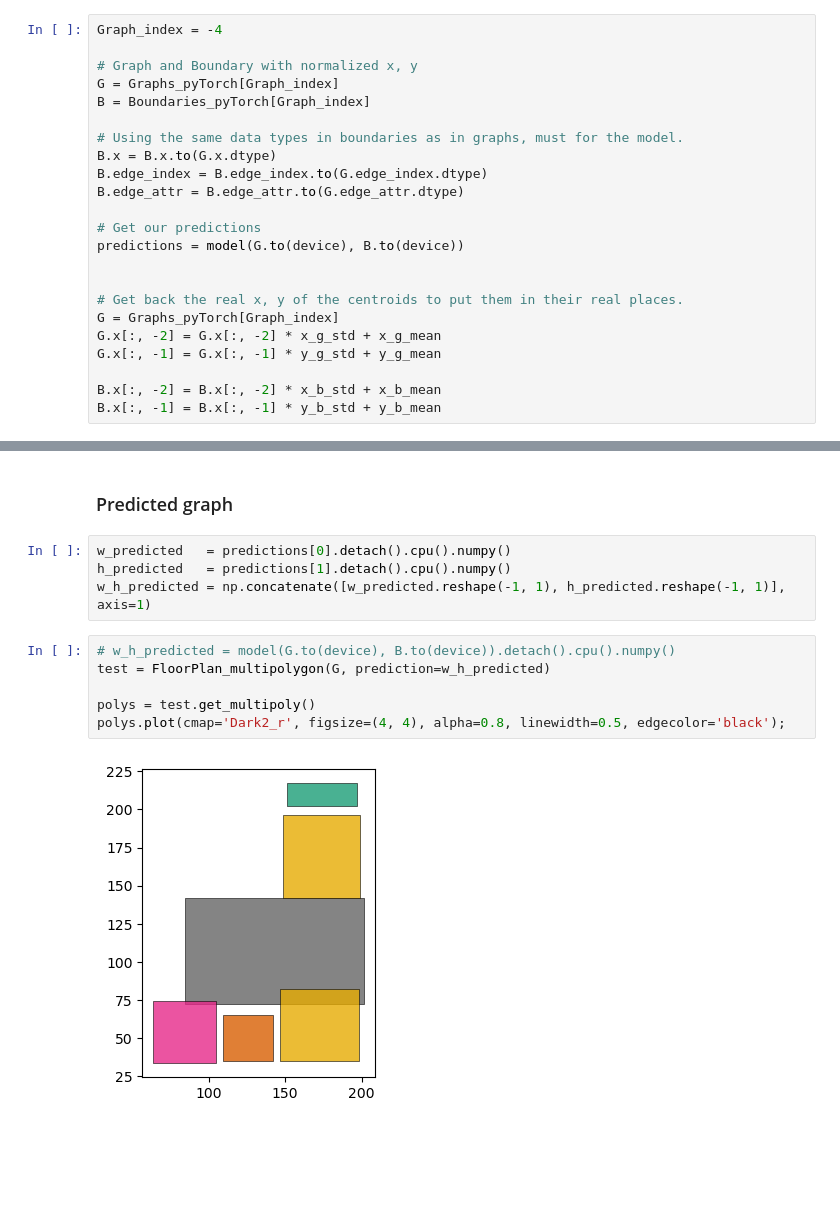
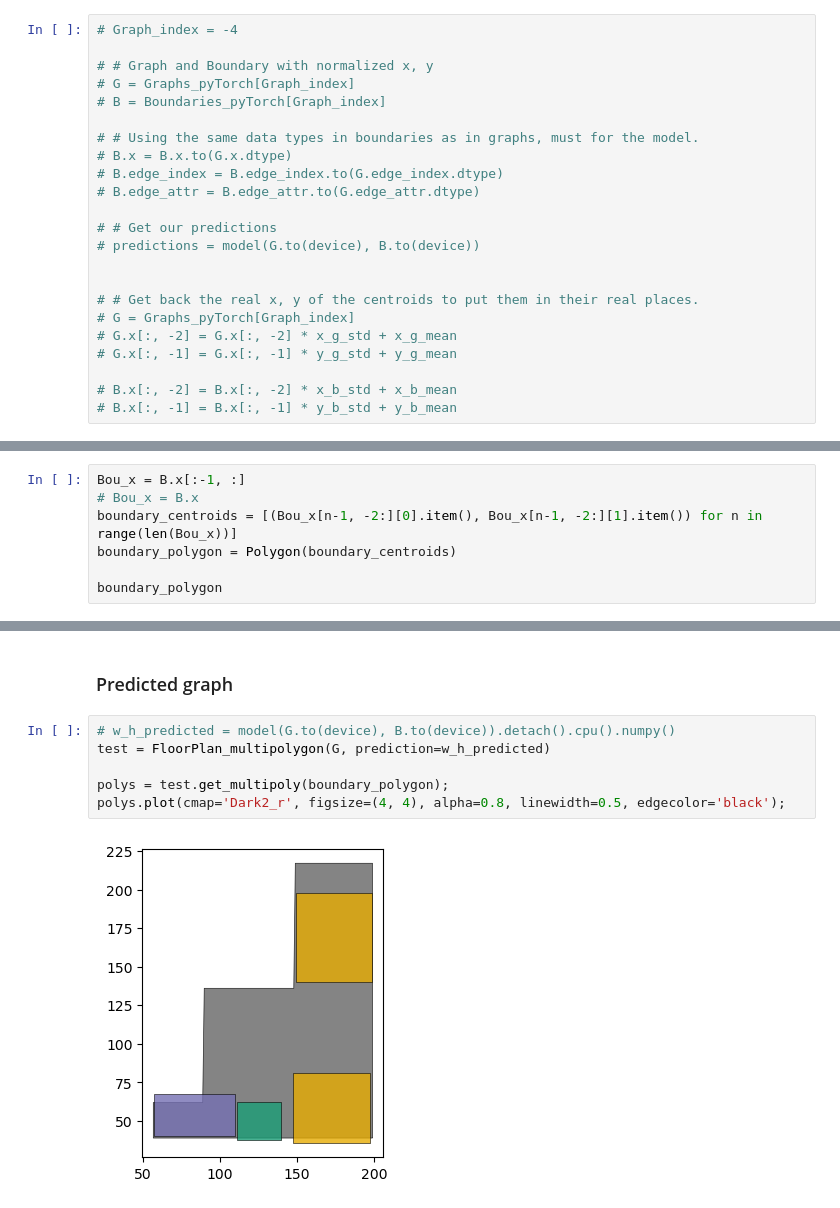
Before and after one commit to mo7amed7assan1911/Floor_Plan_Generation_using_GNNs, a Jupyter notebook: Regressions/squares_w_h/Testing_our_model.ipynb, the cells around one changed output, grey strips where cells are left out. Cells and saved outputs as stored; diff of their text form; blank space fills up the shorter version.

```diff
--- a/Regressions/squares_w_h/Testing_our_model.ipynb
+++ b/Regressions/squares_w_h/Testing_our_model.ipynb
@@ -818,27 +826,34 @@ class FloorPlan_multipolygon():
 
         return w_predicted[room_index], h_predicted[room_index]
 # %%
-Graph_index = -4
+# Graph_index = -4
 
-# Graph and Boundary with normalized x, y
-G = Graphs_pyTorch[Graph_index]
-B = Boundaries_pyTorch[Graph_index]
+# # Graph and Boundary with normalized x, y
+# G = Graphs_pyTorch[Graph_index]
+# B = Boundaries_pyTorch[Graph_index]
 
-# Using the same data types in boundaries as in graphs, must for the model.
-B.x = B.x.to(G.x.dtype)
-B.edge_index = B.edge_index.to(G.edge_index.dtype)
-B.edge_attr = B.edge_attr.to(G.edge_attr.dtype)
+# # Using the same data types in boundaries as in graphs, must for the model.
+# B.x = B.x.to(G.x.dtype)
+# B.edge_index = B.edge_index.to(G.edge_index.dtype)
+# B.edge_attr = B.edge_attr.to(G.edge_attr.dtype)
 
-# Get our predictions
-predictions = model(G.to(device), B.to(device))
+# # Get our predictions
+# predictions = model(G.to(device), B.to(device))
 
 
-# Get back the real x, y of the centroids to put them in their real places.
-G = Graphs_pyTorch[Graph_index]
-G.x[:, -2] = G.x[:, -2] * x_g_std + x_g_mean
-G.x[:, -1] = G.x[:, -1] * y_g_std + y_g_mean
+# # Get back the real x, y of the centroids to put them in their real places.
+# G = Graphs_pyTorch[Graph_index]
+# G.x[:, -2] = G.x[:, -2] * x_g_std + x_g_mean
+# G.x[:, -1] = G.x[:, -1] * y_g_std + y_g_mean
 
-B.x[:, -2] = B.x[:, -2] * x_b_std + x_b_mean
-B.x[:, -1] = B.x[:, -1] * y_b_std + y_b_mean
+# B.x[:, -2] = B.x[:, -2] * x_b_std + x_b_mean
+# B.x[:, -1] = B.x[:, -1] * y_b_std + y_b_mean
 # %% [markdown]
 ### Real graph
+# %%
+Bou_x = B.x[:-1, :]
+# Bou_x = B.x
+boundary_centroids = [(Bou_x[n-1, -2:][0].item(), Bou_x[n-1, -2:][1].item()) for n in range(len(Bou_x))]
+boundary_polygon = Polygon(boundary_centroids)
+
+boundary_polygon
@@ -852,14 +869,10 @@ polys.plot(cmap='Dark2_r', figsize=(4, 4), alpha=0.8, linewidth=0.5, edgecolor='
 # %% [markdown]
 ### Predicted graph
-# %%
-w_predicted   = predictions[0].detach().cpu().numpy()
-h_predicted   = predictions[1].detach().cpu().numpy()
-w_h_predicted = np.concatenate([w_predicted.reshape(-1, 1), h_predicted.reshape(-1, 1)], axis=1)
 # %%
 # w_h_predicted = model(G.to(device), B.to(device)).detach().cpu().numpy()
 test = FloorPlan_multipolygon(G, prediction=w_h_predicted)
 
-polys = test.get_multipoly()
+polys = test.get_multipoly(boundary_polygon);
 polys.plot(cmap='Dark2_r', figsize=(4, 4), alpha=0.8, linewidth=0.5, edgecolor='black');
 # %% [output]
-[figure, old version]
+[figure, new version]
```
Also changed, not shown: parts of 14 cells of this notebook, 1 other file.
